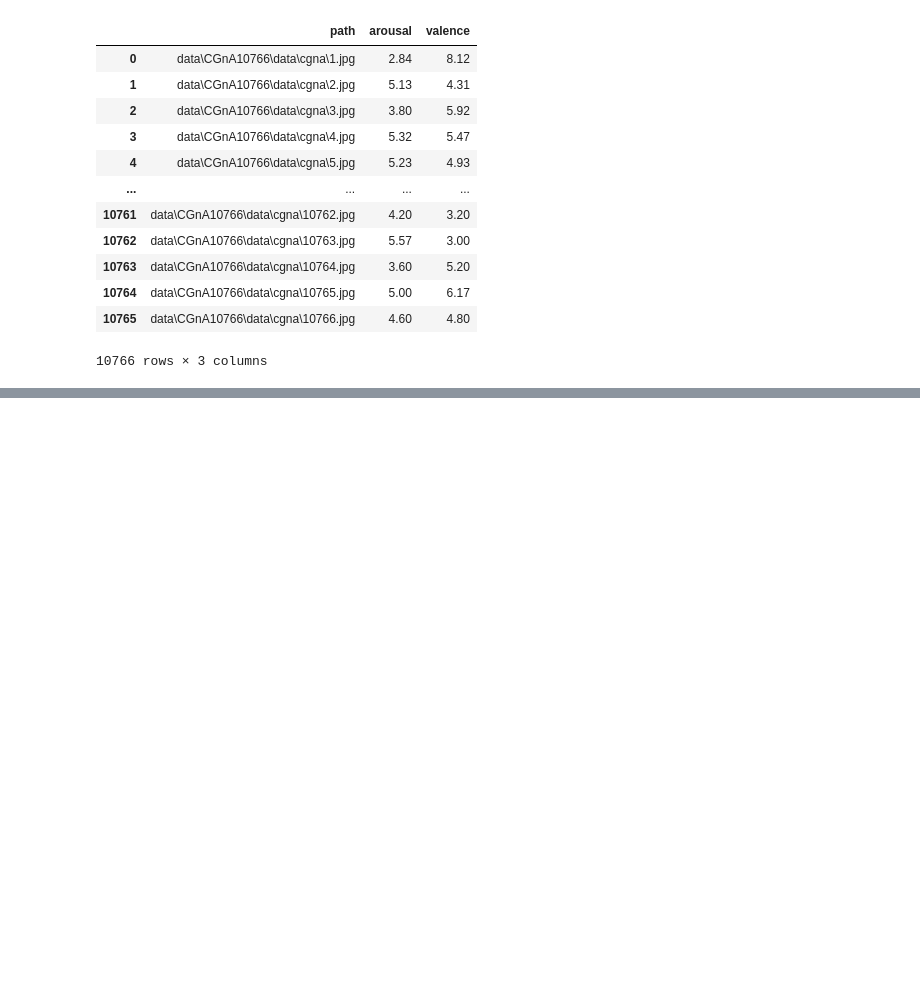
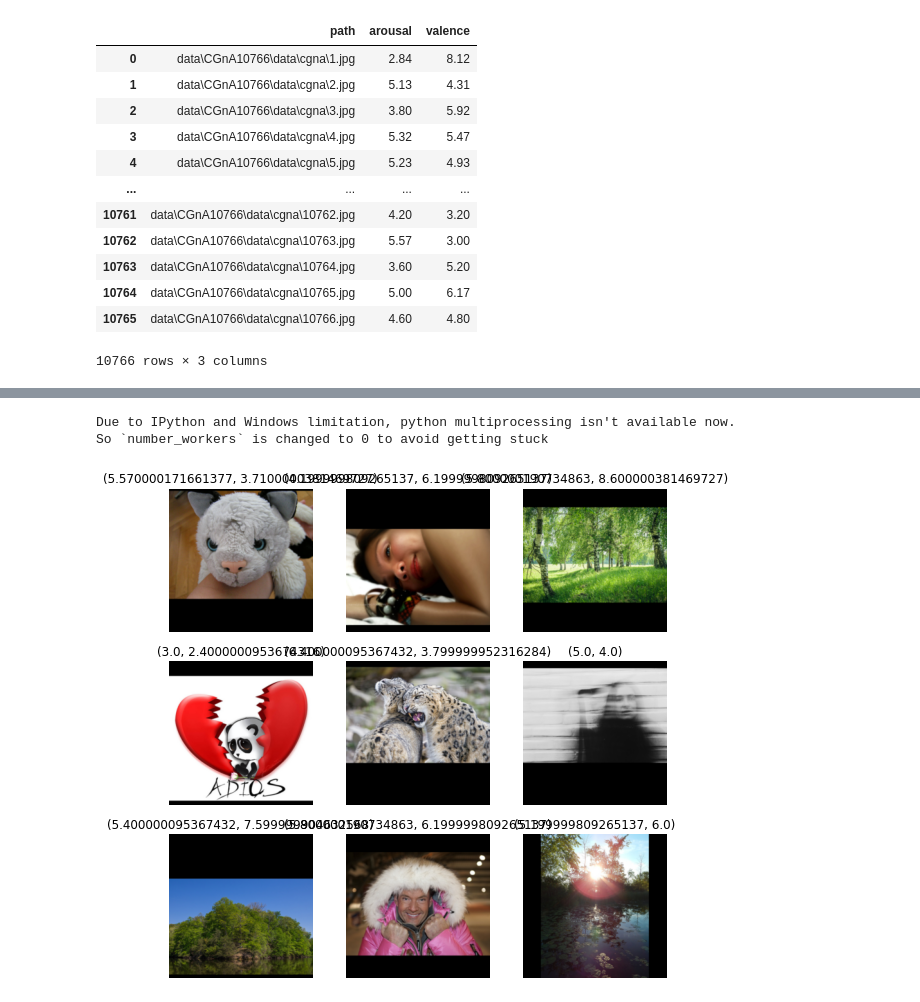
Before and after one commit to ArenLYT/EmotionalArtGeneration, a Jupyter notebook: Classification.ipynb, the cells around one changed output, grey strips where cells are left out. Cells and saved outputs as stored; diff of their text form; code cells hidden in the pictures; blank space fills up the shorter version.

```diff
--- a/Classification.ipynb
+++ b/Classification.ipynb
@@ -166,0 +174,7 @@ So `number_workers` is changed to 0 to avoid getting stuck
+# %%
+dls = imageDB.dataloaders(df2,bs=16)
+dls.show_batch()
+# %% [output]
+Due to IPython and Windows limitation, python multiprocessing isn't available now.
+So `number_workers` is changed to 0 to avoid getting stuck
+[figure, added]
```
Also changed, not shown: parts of 21 cells of this notebook.
